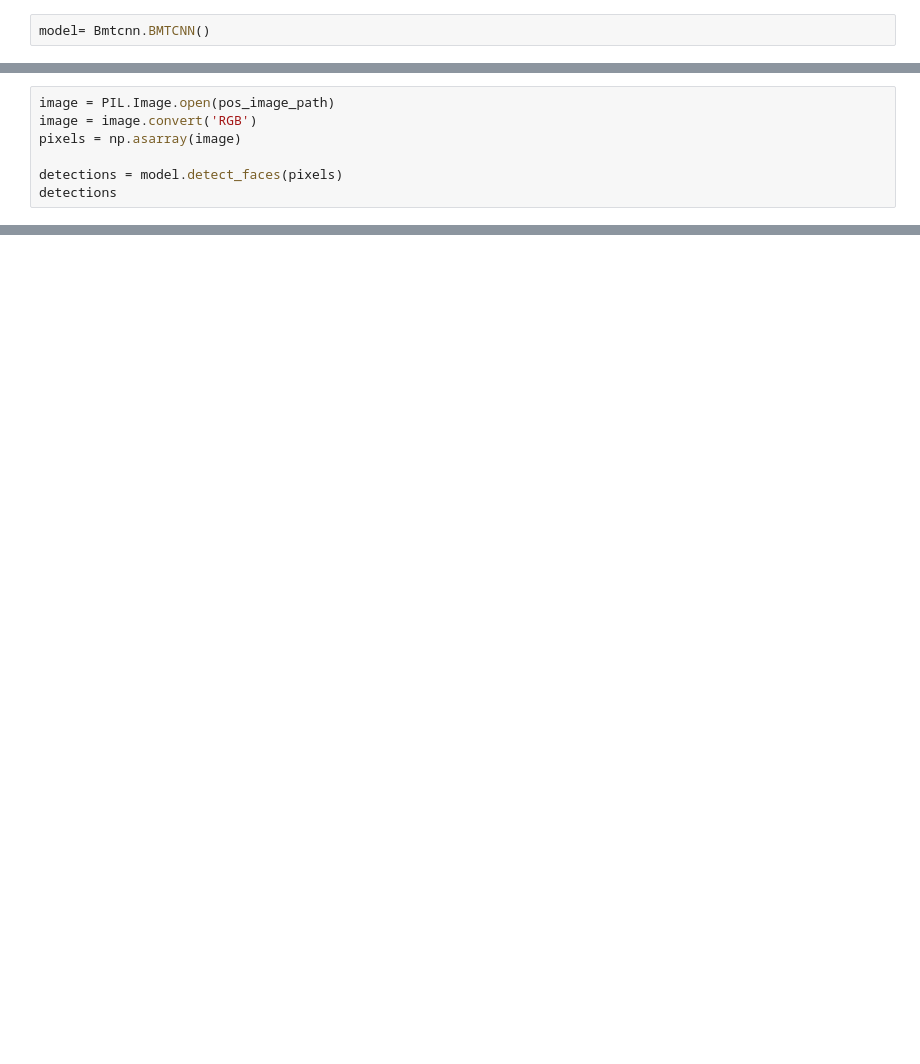
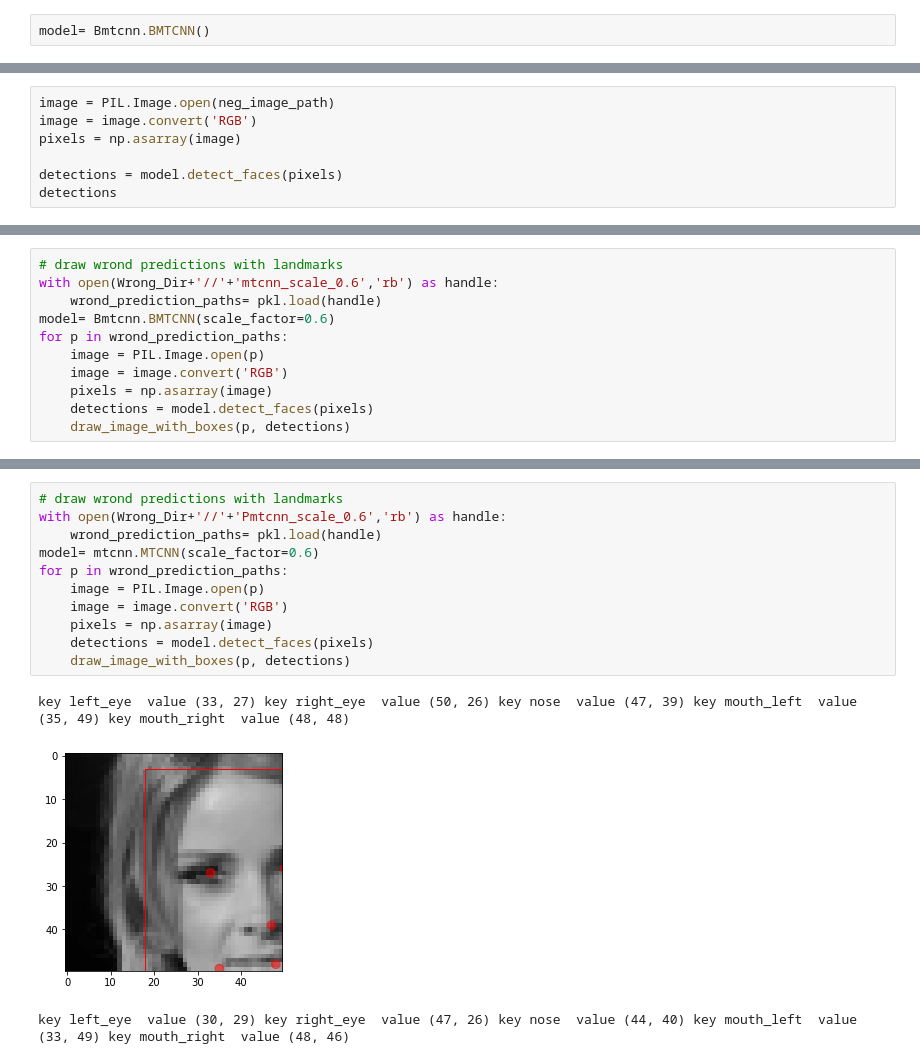
Before and after one commit to 21kc-caracol/FastFaceValidator, a Jupyter notebook: MyKerasCnn_FastFaceValidator.ipynb, the cells around one changed output, grey strips where cells are left out. Cells and saved outputs as stored; diff of their text form; blank space fills up the shorter version.

```diff
--- a/MyKerasCnn_FastFaceValidator.ipynb
+++ b/MyKerasCnn_FastFaceValidator.ipynb
@@ -61,5 +658,5 @@ pos_image_path
 # %%
-image = PIL.Image.open(pos_image_path)
+image = PIL.Image.open(neg_image_path)
 image = image.convert('RGB')
 pixels = np.asarray(image)
 
@@ -69,0 +747,11 @@ True
+# %%
+# draw wrond predictions with landmarks
+with open(Wrong_Dir+'//'+'mtcnn_scale_0.6','rb') as handle:
+    wrond_prediction_paths= pkl.load(handle)
+model= Bmtcnn.BMTCNN(scale_factor=0.6)
+for p in wrond_prediction_paths:
+    image = PIL.Image.open(p)
+    image = image.convert('RGB')
+    pixels = np.asarray(image)
+    detections = model.detect_faces(pixels)
+    draw_image_with_boxes(p, detections)
@@ -69,0 +842,15 @@ True
+# %%
+# draw wrond predictions with landmarks
+with open(Wrong_Dir+'//'+'Pmtcnn_scale_0.6','rb') as handle:
+    wrond_prediction_paths= pkl.load(handle)
+model= mtcnn.MTCNN(scale_factor=0.6)
+for p in wrond_prediction_paths:
+    image = PIL.Image.open(p)
+    image = image.convert('RGB')
+    pixels = np.asarray(image)
+    detections = model.detect_faces(pixels)
+    draw_image_with_boxes(p, detections)
+# %% [output]
+key left_eye  value (33, 27) key right_eye  value (50, 26) key nose  value (47, 39) key mouth_left  value (35, 49) key mouth_right  value (48, 48)
+[figure, added]
+key left_eye  value (30, 29) key right_eye  value (47, 26) key nose  value (44, 40) key mouth_left  value (33, 49) key mouth_right  value (48, 46)
```
Also changed, not shown: parts of 19 cells of this notebook, 2 other files.
